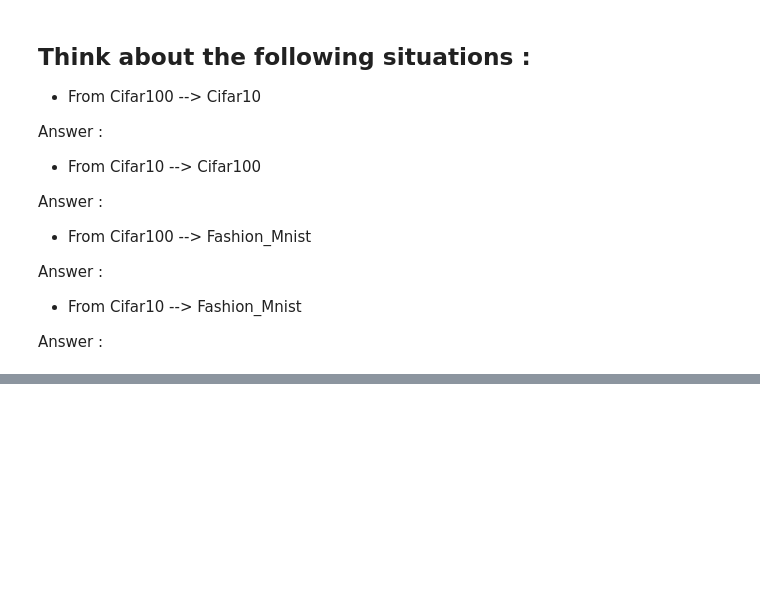
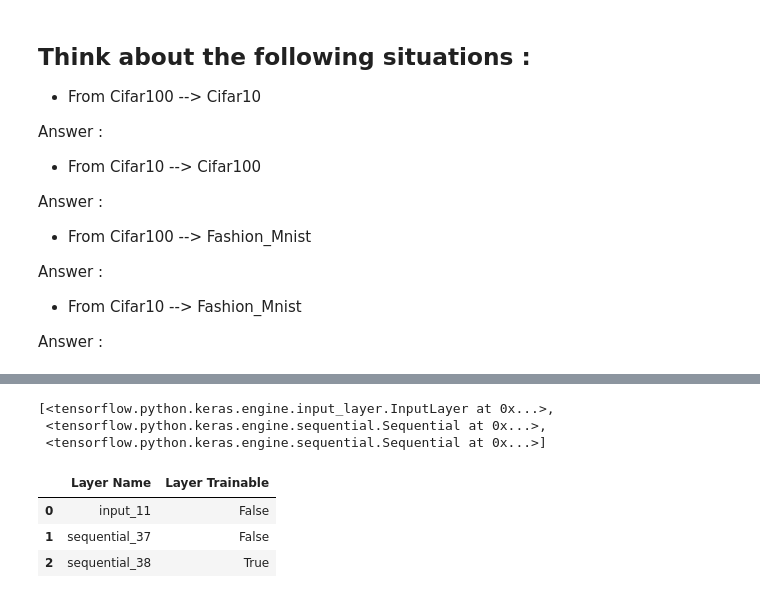
Before and after one commit to minglese89/Lectures_AdvCV_Experis2020, a Jupyter notebook: day1/DL4CV_3_Thought_Pre_Trained_Models_VGG.ipynb, the cells around one changed output, grey strips where cells are left out. Cells and saved outputs as stored; diff of their text form; code cells hidden in the pictures; blank space fills up the shorter version.

```diff
--- a/day1/DL4CV_3_Thought_Pre_Trained_Models_VGG.ipynb
+++ b/day1/DL4CV_3_Thought_Pre_Trained_Models_VGG.ipynb
@@ -503,0 +511,2 @@ Answer :
+# %%
+input_shape = (32,32,3)
@@ -503,0 +644,3 @@ Answer :
+# %%
+VGG_EASY_notop = tf.keras.Sequential(VGG_EASY.layers[:-1])
+VGG_EASY_notop.summary()
@@ -503,0 +666,16 @@ Answer :
+# %%
+def VGG_TOP(n_conv, n_class):
+  return tf.keras.Sequential([
+  tf.keras.layers.Dense(n_conv, activation='relu'),
+  tf.keras.layers.Dense(n_conv, activation='relu'),
+  tf.keras.layers.Dense(n_class, activation='softmax')
+  ])
+# %%
+inputs = tf.keras.Input(shape=(32,32, 3))
+x = VGG_EASY_notop(inputs, training=False)
+
+outputs = VGG_TOP(n_conv=256, n_class=10)(x)
+
+VGG_EASY2 = tf.keras.Model(inputs, outputs)
+
+VGG_EASY2.summary()
@@ -503,0 +697,29 @@ Answer :
+# %%
+VGG_EASY2.layers[]
+# %% [output]
+[<tensorflow.python.keras.engine.input_layer.InputLayer at 0x...>,
+ <tensorflow.python.keras.engine.sequential.Sequential at 0x...>,
+ <tensorflow.python.keras.engine.sequential.Sequential at 0x...>]
+# %%
+import pandas as pd
+
+# Freeze all the layers before the `fine_tune_at` layer
+VGG_EASY2.layers[2].trainable =  True
+
+
+pd.set_option('max_colwidth', -1)
+
+layers = [(layer.name, layer.trainable) for layer in VGG_EASY2.layers]
+#layers_initial = [(layer.name, layer.trainable) for layer in VGG_EASY_notop.layers]
+
+vgg_initial = pd.DataFrame(layers, columns=['Layer Name', 'Layer Trainable'])
+#vgg_model = pd.DataFrame(layers, columns=['Layer Name', 'Layer Trainable'])
+
+#vgg_trainable = pd.concat([vgg_initial, vgg_model[2:]])
+
+vgg_initial.head(100)
+# %% [output]
+|  | Layer Name | Layer Trainable |
+| 0 | input_11 | False |
+| 1 | sequential_37 | False |
+| 2 | sequential_38 | True |
```
Also changed, not shown: parts of 20 cells of this notebook.
